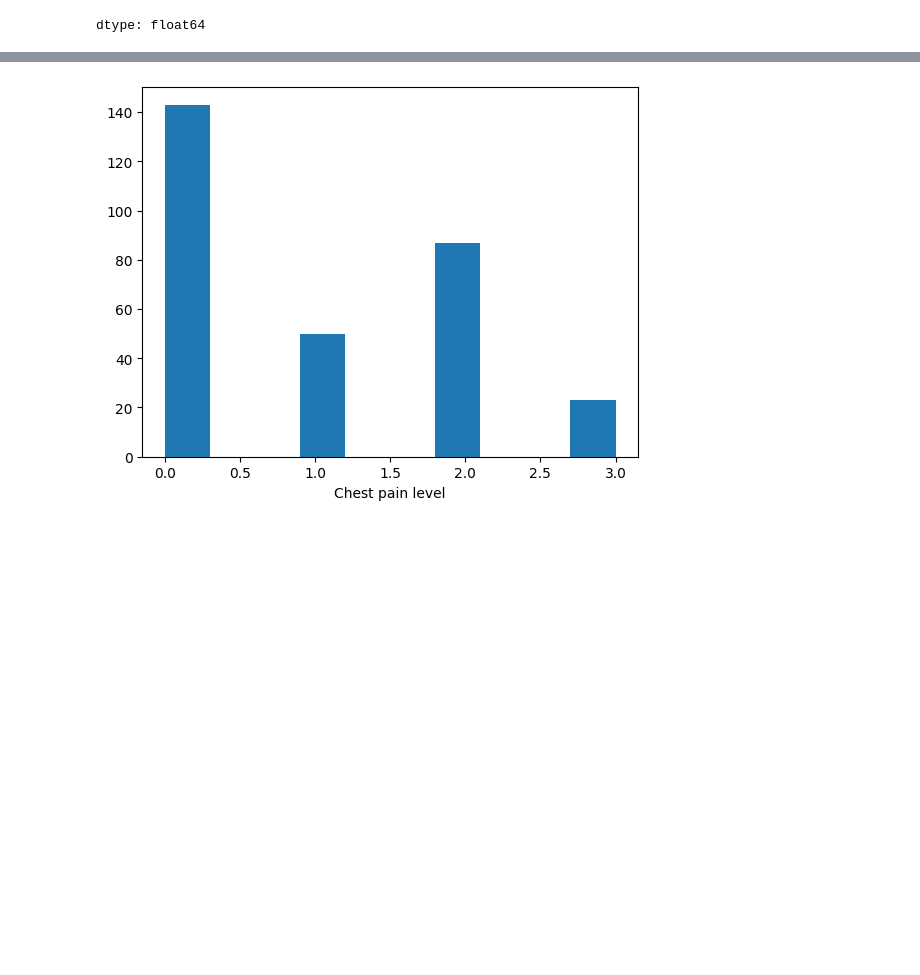
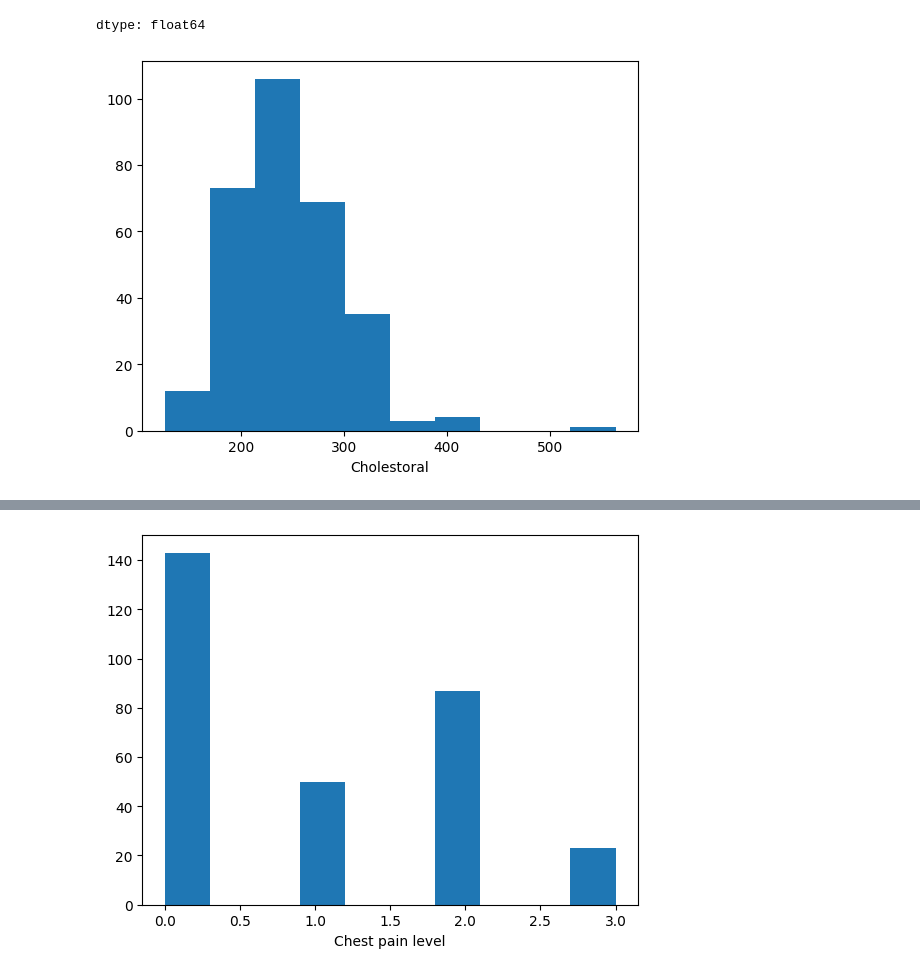
Before and after one commit to jdwatson08/Heart-Disease-Model, a Jupyter notebook: Heart_project.ipynb, the cells around one changed output, grey strips where cells are left out. Drawn from its saved outputs; the diff is of its cells as text; code cells hidden in the pictures; blank space fills up the shorter version.

```diff
--- a/Heart_project.ipynb
+++ b/Heart_project.ipynb
@@ -166,3 +163,9 @@ new_heart['sex'].value_counts(normalize=True)
 | 1 | 0.683168 |
 | 0 | 0.316832 |
 dtype: float64
+# %%
+plt.hist(new_heart['cholestoral'])
+plt.xlabel("Cholestoral")
+plt.show()
+# %% [output]
+[figure, added]
```
Also changed, not shown: parts of 13 cells of this notebook.
